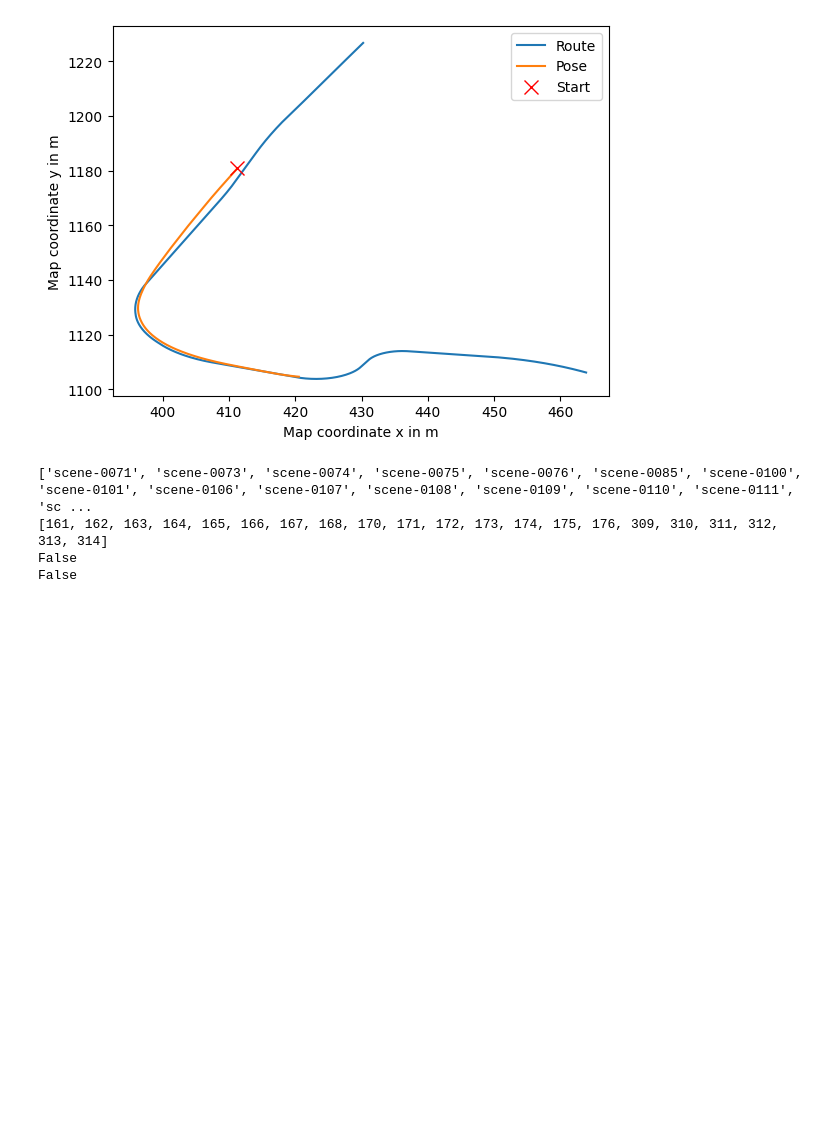
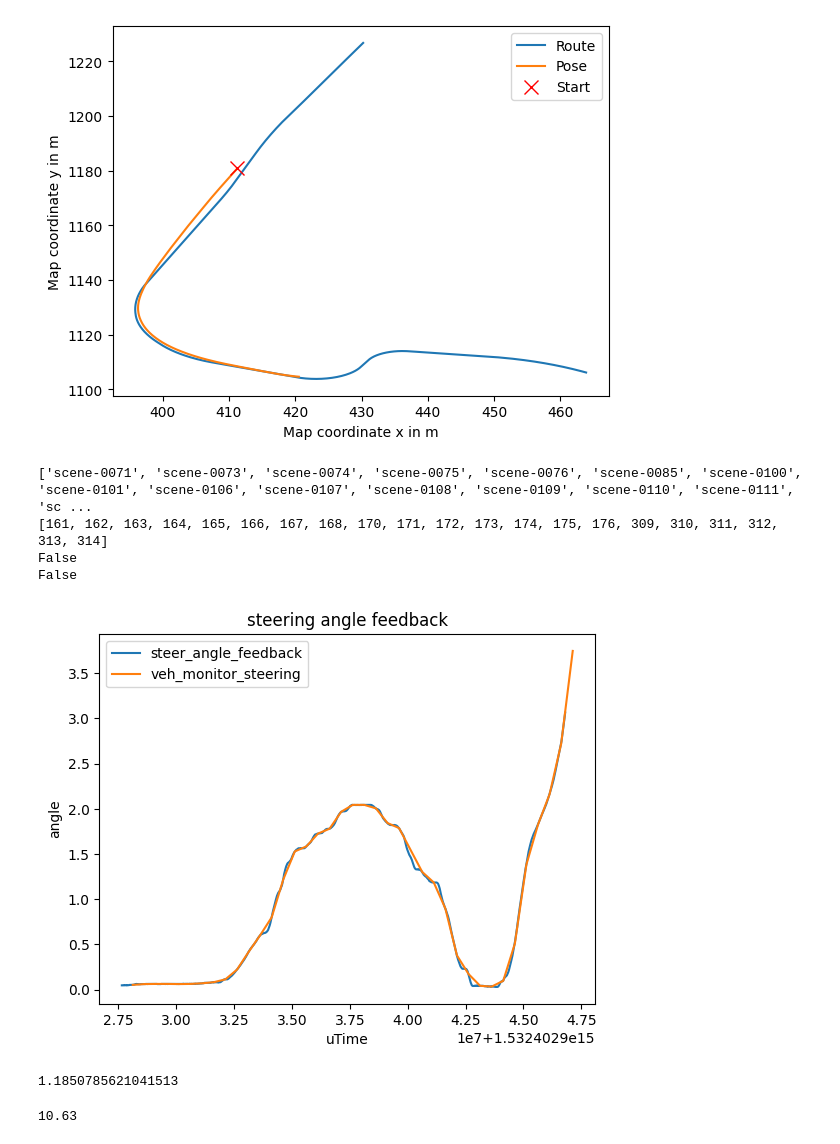
Before and after one commit to furrrow/nuscenes-devkit, a Jupyter notebook: python-sdk/tutorials/nuscenes_demo.ipynb, the cells around one changed output. Cells and saved outputs as stored; diff of their text form; code cells hidden in the pictures; blank space fills up the shorter version.

```diff
--- a/python-sdk/tutorials/nuscenes_demo.ipynb
+++ b/python-sdk/tutorials/nuscenes_demo.ipynb
@@ -380,3 +371,16 @@ print(int(my_scene['name'][-4:]) in blacklist)
 [161, 162, 163, 164, 165, 166, 167, 168, 170, 171, 172, 173, 174, 175, 176, 309, 310, 311, 312, 313, 314]
 False
 False
+# %%
+steer_angle_feedback = nusc_can.get_messages(scene_name, 'steeranglefeedback')
+steer_angle = np.array([(m['utime'], m['value']) for m in steer_angle_feedback])
+veh_monitor = nusc_can.get_messages(scene_name, 'vehicle_monitor')
+veh_angle = np.array([(m['utime'], m['steering'] * np.pi / 180) for m in veh_monitor])
+plt.plot(steer_angle[:, 0], steer_angle[:, 1])
+plt.plot(veh_angle[:, 0], veh_angle[:, 1])
+plt.title("steering angle feedback")
+plt.xlabel('uTime')
+plt.ylabel('angle')
+plt.legend(['steer_angle_feedback', 'veh_monitor_steering']);
+# %% [output]
+[figure, added]
@@ -382,0 +398,9 @@ False
+# %%
+test = nusc_can.get_messages(scene_name, 'vehicle_monitor')
+test[25]['steering'] * np.pi / 180
+# %% [output]
+1.1850785621041513
+# %%
+test[25]['vehicle_speed']
+# %% [output]
+10.63
```
Also changed, not shown: parts of 7 cells of this notebook, 2 other files.
